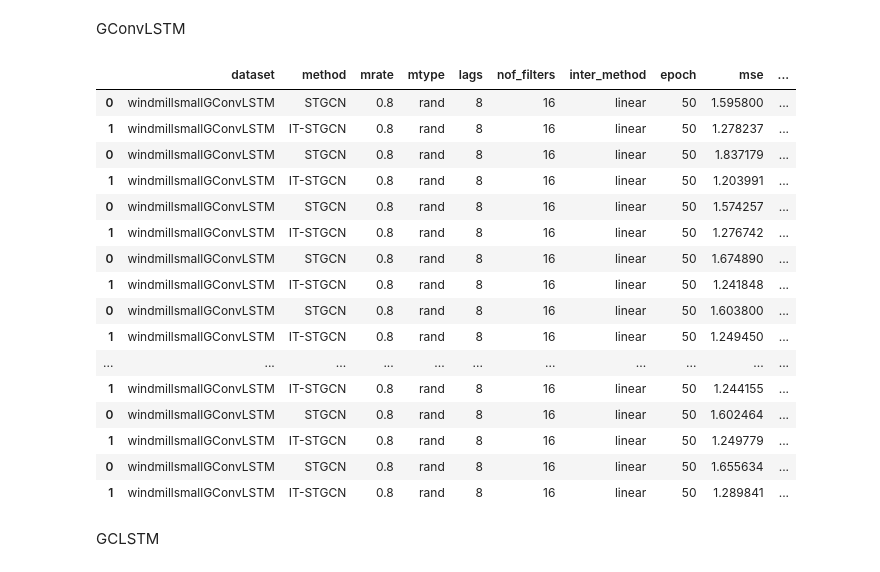
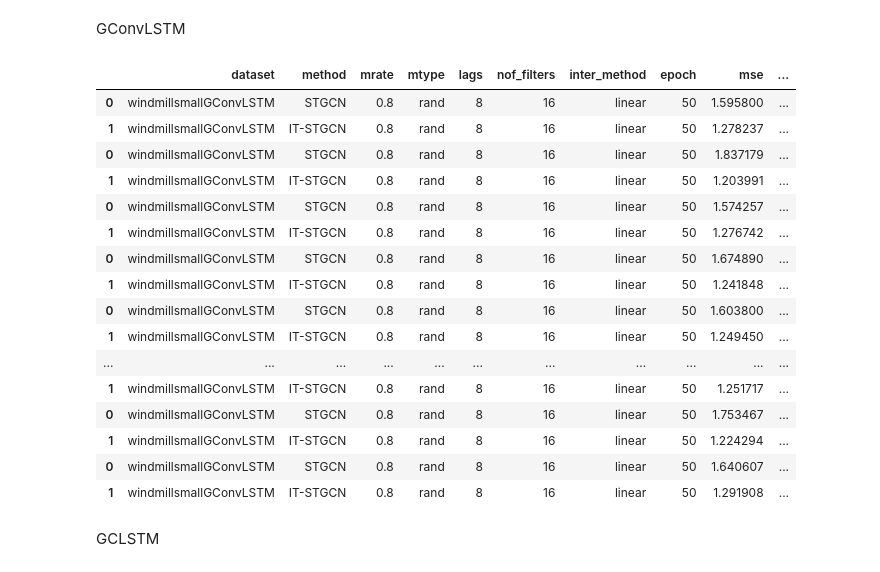
Before and after one commit to seoyeonc/ITTGNN_blog, a Jupyter notebook: posts/2_research/done.ipynb, the cells around one changed output. Cells and saved outputs as stored; diff of their text form; code cells hidden in the pictures.

```diff
--- a/posts/2_research/done.ipynb
+++ b/posts/2_research/done.ipynb
@@ -58,38 +58,42 @@ GConvLSTM
 # %%
 pd.concat([pd.read_csv('./simulation_results/2024-02-08_14-55-12.csv'), # 1
            pd.read_csv('./simulation_results/2024-02-09_03-05-24.csv'), # 2
            pd.read_csv('./simulation_results/2024-02-09_14-21-53.csv'), # 3
            pd.read_csv('./simulation_results/2024-02-10_01-25-30.csv'), # 4
            pd.read_csv('./simulation_results/2024-02-10_12-24-53.csv'), # 5
            pd.read_csv('./simulation_results/2024-02-10_23-38-23.csv'), # 6
            pd.read_csv('./simulation_results/2024-02-11_10-34-58.csv'), # 7
            pd.read_csv('./simulation_results/2024-02-11_21-30-49.csv'), # 8
            pd.read_csv('./simulation_results/2024-02-12_08-15-15.csv'), # 9
            pd.read_csv('./simulation_results/2024-02-12_19-05-28.csv'), # 10
            pd.read_csv('./simulation_results/2024-02-13_06-14-23.csv'), # 11
            pd.read_csv('./simulation_results/2024-02-13_17-17-50.csv'), # 12
            pd.read_csv('./simulation_results/2024-02-14_04-08-14.csv'), # 13
            pd.read_csv('./simulation_results/2024-02-14_15-21-16.csv'), # 14
            pd.read_csv('./simulation_results/2024-02-15_02-13-19.csv'), # 15
+           pd.read_csv('./simulation_results/2024-02-15_13-23-31.csv'), # 16
+           pd.read_csv('./simulation_results/2024-02-16_00-12-37.csv'), # 17
+           pd.read_csv('./simulation_results/2024-02-16_11-11-35.csv'), # 18
+           pd.read_csv('./simulation_results/2024-02-18_06-06-11.csv'), # 19
            ]).assign(model='GConvLSTM')
 # %% [output]
 |  | dataset | method | mrate | mtype | lags | nof_filters | inter_method | epoch | mse | ... |
 | 0 | windmillsmallGConvLSTM | STGCN | 0.8 | rand | 8 | 16 | linear | 50 | 1.595800 | ... |
 | 1 | windmillsmallGConvLSTM | IT-STGCN | 0.8 | rand | 8 | 16 | linear | 50 | 1.278237 | ... |
 | 0 | windmillsmallGConvLSTM | STGCN | 0.8 | rand | 8 | 16 | linear | 50 | 1.837179 | ... |
 | 1 | windmillsmallGConvLSTM | IT-STGCN | 0.8 | rand | 8 | 16 | linear | 50 | 1.203991 | ... |
 | 0 | windmillsmallGConvLSTM | STGCN | 0.8 | rand | 8 | 16 | linear | 50 | 1.574257 | ... |
 | 1 | windmillsmallGConvLSTM | IT-STGCN | 0.8 | rand | 8 | 16 | linear | 50 | 1.276742 | ... |
 | 0 | windmillsmallGConvLSTM | STGCN | 0.8 | rand | 8 | 16 | linear | 50 | 1.674890 | ... |
 | 1 | windmillsmallGConvLSTM | IT-STGCN | 0.8 | rand | 8 | 16 | linear | 50 | 1.241848 | ... |
 | 0 | windmillsmallGConvLSTM | STGCN | 0.8 | rand | 8 | 16 | linear | 50 | 1.603800 | ... |
 | 1 | windmillsmallGConvLSTM | IT-STGCN | 0.8 | rand | 8 | 16 | linear | 50 | 1.249450 | ... |
 | ... | ... | ... | ... | ... | ... | ... | ... | ... | ... | ... |
-| 1 | windmillsmallGConvLSTM | IT-STGCN | 0.8 | rand | 8 | 16 | linear | 50 | 1.244155 | ... |
-| 0 | windmillsmallGConvLSTM | STGCN | 0.8 | rand | 8 | 16 | linear | 50 | 1.602464 | ... |
-| 1 | windmillsmallGConvLSTM | IT-STGCN | 0.8 | rand | 8 | 16 | linear | 50 | 1.249779 | ... |
-| 0 | windmillsmallGConvLSTM | STGCN | 0.8 | rand | 8 | 16 | linear | 50 | 1.655634 | ... |
-| 1 | windmillsmallGConvLSTM | IT-STGCN | 0.8 | rand | 8 | 16 | linear | 50 | 1.289841 | ... |
+| 1 | windmillsmallGConvLSTM | IT-STGCN | 0.8 | rand | 8 | 16 | linear | 50 | 1.251717 | ... |
+| 0 | windmillsmallGConvLSTM | STGCN | 0.8 | rand | 8 | 16 | linear | 50 | 1.753467 | ... |
+| 1 | windmillsmallGConvLSTM | IT-STGCN | 0.8 | rand | 8 | 16 | linear | 50 | 1.224294 | ... |
+| 0 | windmillsmallGConvLSTM | STGCN | 0.8 | rand | 8 | 16 | linear | 50 | 1.640607 | ... |
+| 1 | windmillsmallGConvLSTM | IT-STGCN | 0.8 | rand | 8 | 16 | linear | 50 | 1.291908 | ... |
 # %% [markdown]
 GCLSTM
 # %%
```
Also changed, not shown: parts of 2 cells of this notebook, 21 other files.
